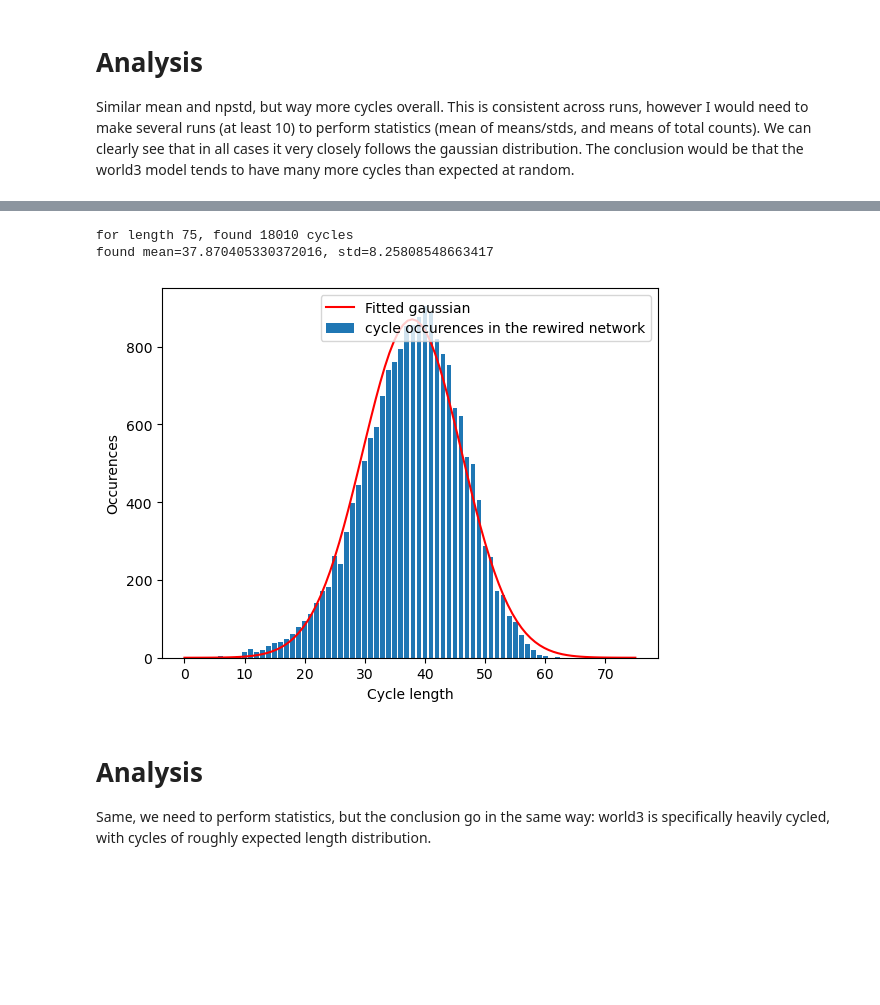
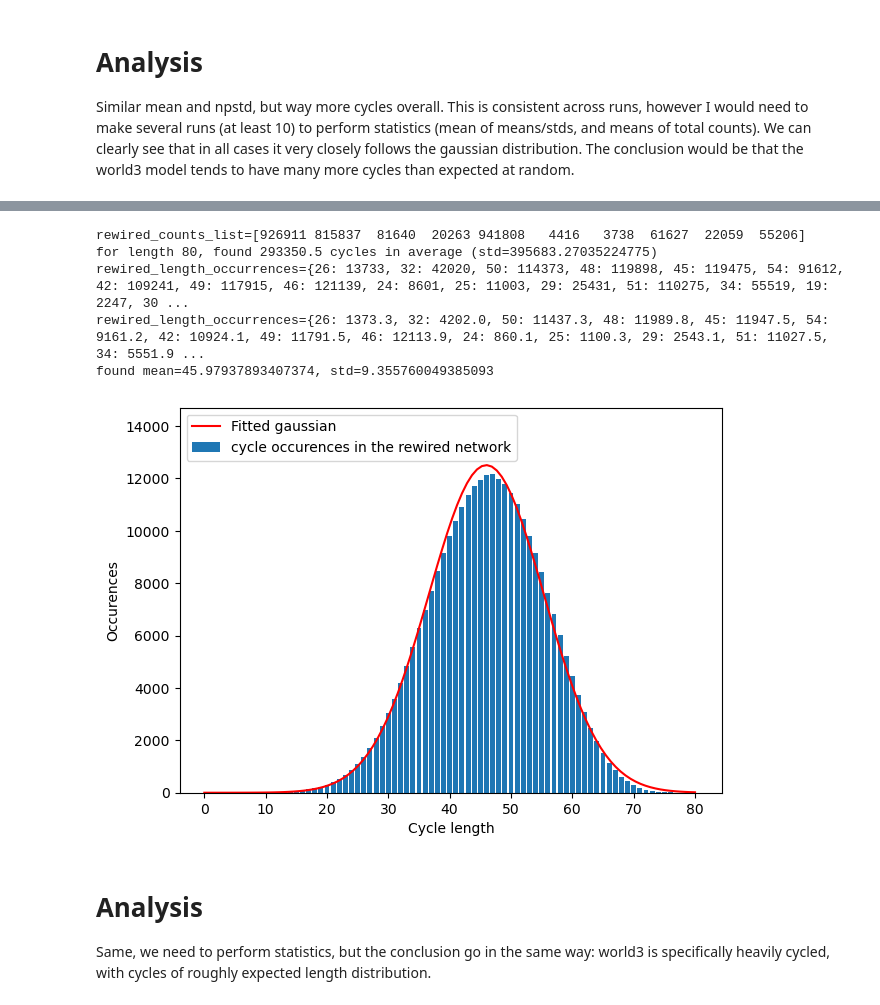
Before and after one commit to TalosSources/CIVIL-534-Project, a Jupyter notebook: cycle_analysis.ipynb, the cells around one changed output, grey strips where cells are left out. Cells and saved outputs as stored; diff of their text form; code cells hidden in the pictures; blank space fills up the shorter version.

```diff
--- a/cycle_analysis.ipynb
+++ b/cycle_analysis.ipynb
@@ -186,9 +218,13 @@ def rewiring(G, iterations=10000):
 
     return nx.from_edgelist(edges, create_using=nx.DiGraph)
 # %%
-rewired_G = rewiring(G)
+rewired_directed_cycles_lengths_list = []
+for i in range(random_samples):
+    rewired_G = rewiring(G)
 
-# Compute the directed cycles in the rewired graph
-rewired_length_bound = 80
-rewired_directed_cycles = nx.simple_cycles(rewired_G, length_bound=rewired_length_bound)
-rewired_directed_cycles = list(rewired_directed_cycles)
+    # Compute the directed cycles in the rewired graph
+    rewired_length_bound = 80
+    rewired_directed_cycles = nx.simple_cycles(rewired_G, length_bound=rewired_length_bound)
+    rewired_directed_cycles_lenghts = [len(cycle) for cycle in rewired_directed_cycles]
+    rewired_directed_cycles_lengths_list.append(rewired_directed_cycles_lenghts)
+    print(f"performed {i}th rewiring cycling fetch")
@@ -195,37 +242,52 @@ rewired_directed_cycles = list(rewired_directed_cycles)
 # %%
-rewired_total_count = len(rewired_directed_cycles)
-print(f"for length {length_bound}, found {rewired_total_count} cycles")
+rewired_directed_cycles_count_list = np.array([len(cycle_lengths) for cycle_lengths in rewired_directed_cycles_lengths_list])
+print(f"rewired_counts_list={rewired_directed_cycles_count_list}")
+
+length_bound=80
+rewired_mean_count = rewired_directed_cycles_count_list.mean()
+rewired_std_count = rewired_directed_cycles_count_list.std()
+print(f"for length {length_bound}, found {rewired_mean_count} cycles in average (std={rewired_std_count})")
 
 rewired_length_occurrences = {}
-for cycle in rewired_directed_cycles:
-    length = len(cycle)
-    if rewired_length_occurrences.get(length) is None:
-        rewired_length_occurrences[length] = 0
-    rewired_length_occurrences[length] += 1
-plt.bar(rewired_length_occurrences.keys(), rewired_length_occurrences.values(), label="cycle occurences in the rewired network")
+for rewired_directed_cycles_lengths in rewired_directed_cycles_lengths_list:
+    for cycle_length in rewired_directed_cycles_lengths:
+        if rewired_length_occurrences.get(cycle_length) is None:
+            rewired_length_occurrences[cycle_length] = 0
+        rewired_length_occurrences[cycle_length] += 1
+print(f"rewired_length_occurrences={rewired_length_occurrences}")
+for length, occ in rewired_length_occurrences.items():
+    rewired_length_occurrences[length] = occ / random_samples
+print(f"rewired_length_occurrences={rewired_length_occurrences}")
 
 rewired_mean = 0
 for length, occ in rewired_length_occurrences.items():
     rewired_mean += length * occ
-rewired_mean = rewired_mean / rewired_total_count
+rewired_mean = rewired_mean / rewired_mean_count
 
 rewired_std = 0
 for length, occ in rewired_length_occurrences.items():
     rewired_std += ((length - rewired_mean) ** 2) * occ
-rewired_std = (rewired_std / rewired_total_count) ** 0.5
+rewired_std = (rewired_std / rewired_mean_count) ** 0.5
 
 print(f"found mean={rewired_mean}, std={rewired_std}")
 
 x = np.linspace(0, length_bound, 100)
-plt.plot(x, rewired_total_count * stats.norm.pdf(x, rewired_mean, rewired_std), label='Fitted gaussian', color='red')
+plt.figure(figsize=(7, 5))
+plt.bar(rewired_length_occurrences.keys(), rewired_length_occurrences.values(), label="cycle occurences in the rewired network")
+plt.gca().set_ylim([0, 14700])
+plt.plot(x, rewired_mean_count * stats.norm.pdf(x, rewired_mean, rewired_std), label='Fitted gaussian', color='red')
 plt.xlabel("Cycle length")
 plt.ylabel("Occurences")
-plt.legend()
+plt.legend(loc='upper left', fontsize=10)
+plt.savefig("figures/rewired_cycle_histogram.png", dpi=300)
 plt.show()
 # %% [output]
-for length 75, found 18010 cycles
-found mean=37.870405330372016, std=8.25808548663417
+rewired_counts_list=[926911 815837  81640  20263 941808   4416   3738  61627  22059  55206]
+for length 80, found 293350.5 cycles in average (std=395683.27035224775)
+rewired_length_occurrences={26: 13733, 32: 42020, 50: 114373, 48: 119898, 45: 119475, 54: 91612, 42: 109241, 49: 117915, 46: 121139, 24: 8601, 25: 11003, 29: 25431, 51: 110275, 34: 55519, 19: 2247, 30 ...
+rewired_length_occurrences={26: 1373.3, 32: 4202.0, 50: 11437.3, 48: 11989.8, 45: 11947.5, 54: 9161.2, 42: 10924.1, 49: 11791.5, 46: 12113.9, 24: 860.1, 25: 1100.3, 29: 2543.1, 51: 11027.5, 34: 5551.9 ...
+found mean=45.97937893407374, std=9.355760049385093
-[figure, old version]
+[figure, new version]
 # %% [markdown]
 # Analysis
 Same, we need to perform statistics, but the conclusion go in the same way: world3 is specifically heavily cycled, with cycles of roughly expected length distribution.
```
Also changed, not shown: parts of 6 cells of this notebook, 3 other files.
